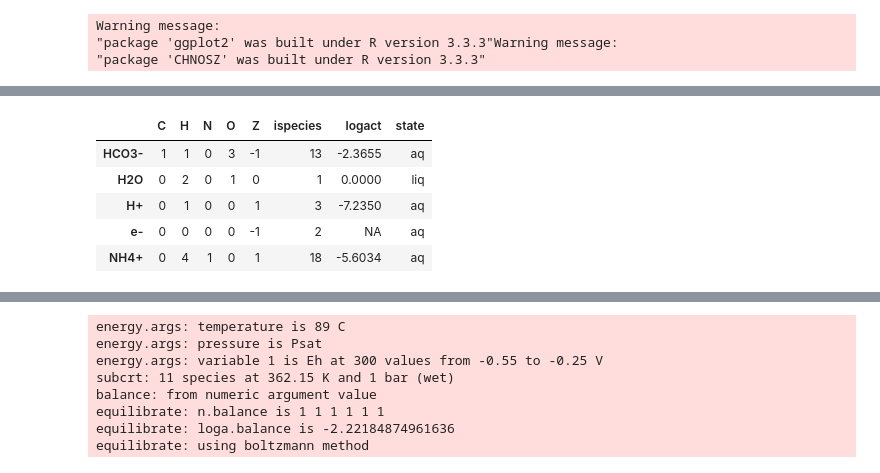
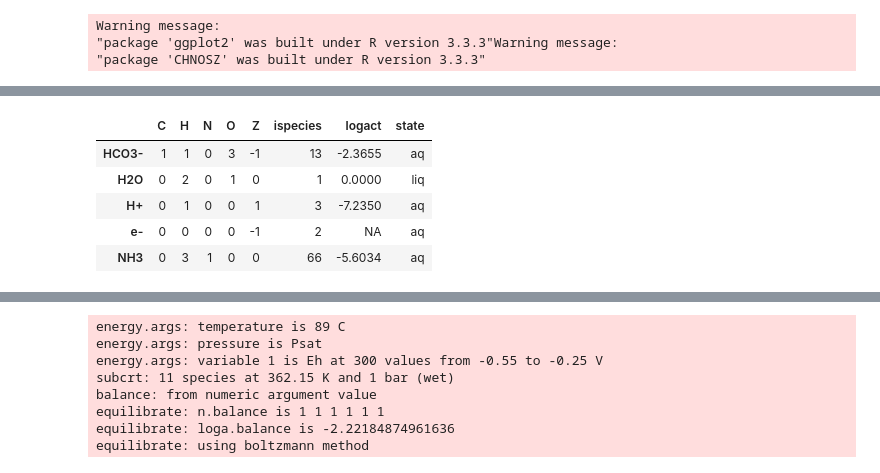
Before and after one commit to gmboyer/Lipids, a Jupyter notebook: Lipids.ipynb, the cells around one changed output, grey strips where cells are left out. Saved outputs shown, nothing was run; the diff lists cells and outputs as text; code cells hidden in the pictures.

```diff
--- a/Lipids.ipynb
+++ b/Lipids.ipynb
@@ -161,14 +161,14 @@ info(info(c("Bison1", "Bison2", "Bison3",
 # %%
 # set basis chemical species (logacts from EQ3, calculated separately)
-basis(c("HCO3-", "H2O", "H+", "e-", "NH4+"),
+basis(c("HCO3-", "H2O", "H+", "e-", "NH3"),
       c(-2.3655, 0, -7.235, NA, -5.6034))
 # %% [output]
 |  | C | H | N | O | Z | ispecies | logact | state |
 | HCO3- | 1 | 1 | 0 | 3 | -1 | 13 | -2.3655 | aq |
 | H2O | 0 | 2 | 0 | 1 | 0 | 1 | 0.0000 | liq |
 | H+ | 0 | 1 | 0 | 0 | 1 | 3 | -7.2350 | aq |
 | e- | 0 | 0 | 0 | 0 | -1 | 2 | NA | aq |
-| NH4+ | 0 | 4 | 1 | 0 | 1 | 18 | -5.6034 | aq |
+| NH3 | 0 | 3 | 1 | 0 | 0 | 66 | -5.6034 | aq |
 # %%
 # set 'average lipids' as species of interest
 species(c("Bison1", "Bison2", "Bison3", "Bison4", "Bison5", "Bison6"))
```
Also changed, not shown: parts of 7 cells of this notebook, 1 other file.
